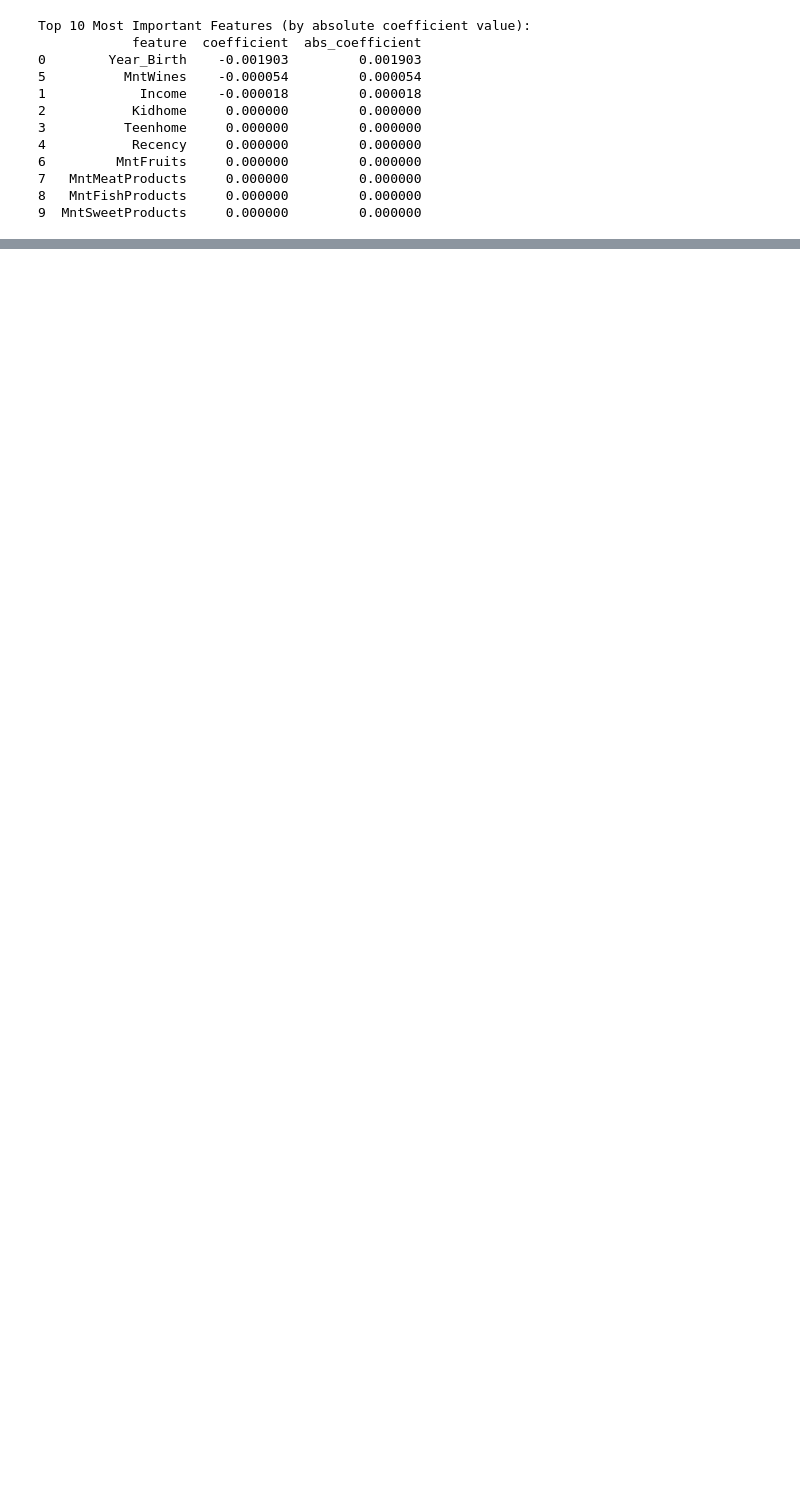
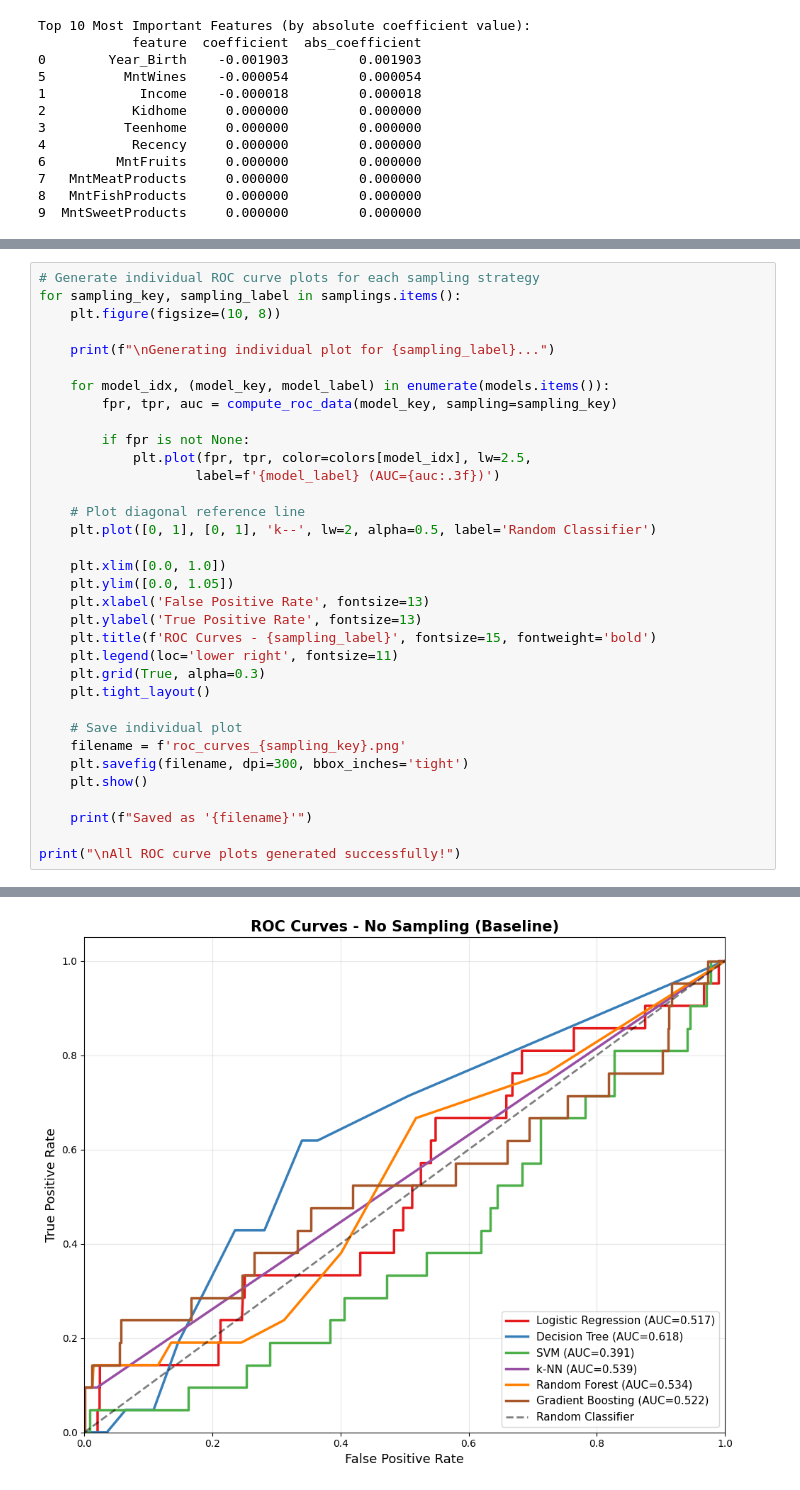
Before and after one commit to seofernando25/CSI5155, a Jupyter notebook: assignment1/as1.ipynb, the cells around one changed output, grey strips where cells are left out. Saved outputs shown, nothing was run; the diff lists cells and outputs as text; blank space fills up the shorter version.

```diff
--- a/assignment1/as1.ipynb
+++ b/assignment1/as1.ipynb
@@ -385,0 +584,35 @@ Top 10 Most Important Features (by absolute coefficient value):
+# %%
+# Generate individual ROC curve plots for each sampling strategy
+for sampling_key, sampling_label in samplings.items():
+    plt.figure(figsize=(10, 8))
+
+    print(f"\nGenerating individual plot for {sampling_label}...")
+
+    for model_idx, (model_key, model_label) in enumerate(models.items()):
+        fpr, tpr, auc = compute_roc_data(model_key, sampling=sampling_key)
+
+        if fpr is not None:
+            plt.plot(fpr, tpr, color=colors[model_idx], lw=2.5,
+                    label=f'{model_label} (AUC={auc:.3f})')
+
+    # Plot diagonal reference line
+    plt.plot([0, 1], [0, 1], 'k--', lw=2, alpha=0.5, label='Random Classifier')
+
+    plt.xlim([0.0, 1.0])
+    plt.ylim([0.0, 1.05])
+    plt.xlabel('False Positive Rate', fontsize=13)
+    plt.ylabel('True Positive Rate', fontsize=13)
+    plt.title(f'ROC Curves - {sampling_label}', fontsize=15, fontweight='bold')
+    plt.legend(loc='lower right', fontsize=11)
+    plt.grid(True, alpha=0.3)
+    plt.tight_layout()
+
+    # Save individual plot
+    filename = f'roc_curves_{sampling_key}.png'
+    plt.savefig(filename, dpi=300, bbox_inches='tight')
+    plt.show()
+
+    print(f"Saved as '{filename}'")
+
+print("\nAll ROC curve plots generated successfully!")
+# %% [output]
@@ -385,0 +620 @@ Top 10 Most Important Features (by absolute coefficient value):
+[figure, added]
```
Also changed, not shown: parts of 15 cells of this notebook, 40 other files.
